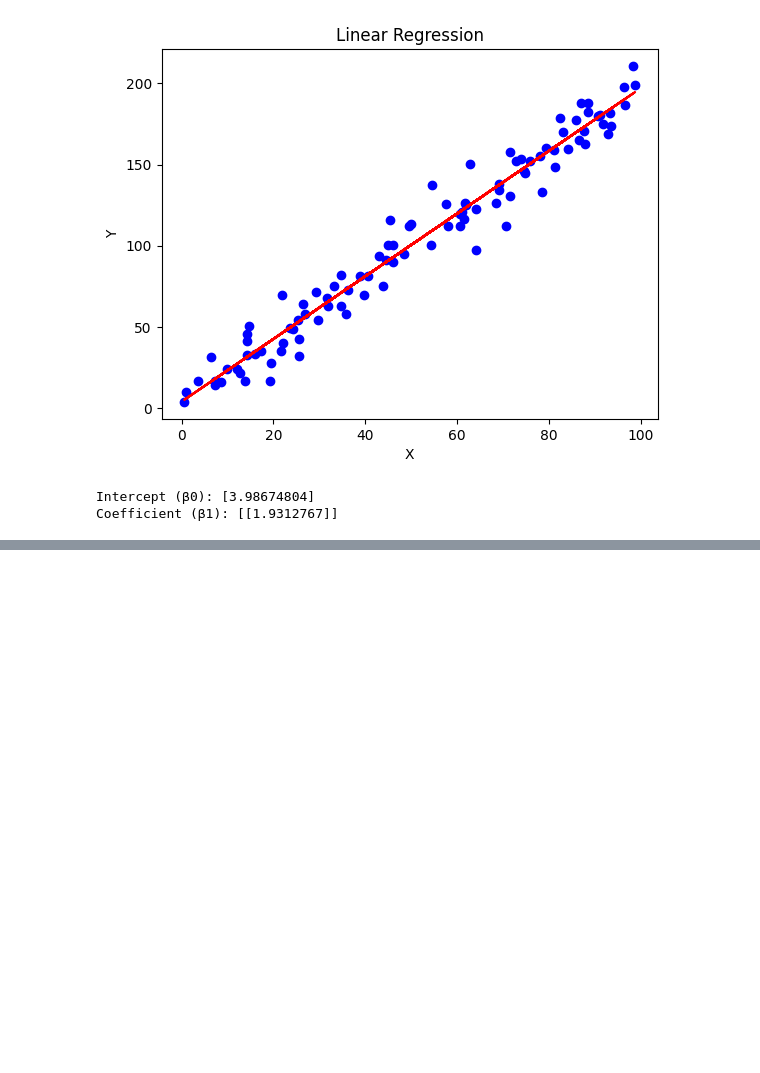
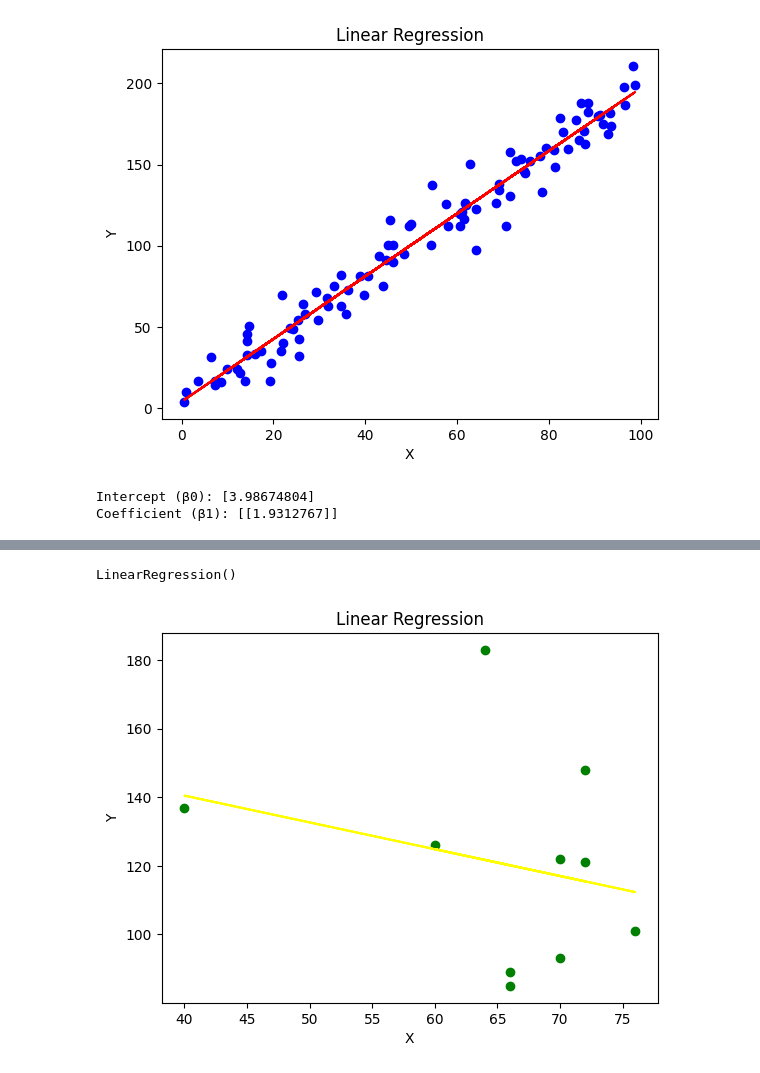
Before and after one commit to sirisha5e1/rajavathsirisha, a Jupyter notebook: linearRegression.ipynb, the cells around one changed output, grey strips where cells are left out. Cells and saved outputs as stored; diff of their text form; code cells hidden in the pictures; blank space fills up the shorter version.

```diff
--- a/linearRegression.ipynb
+++ b/linearRegression.ipynb
@@ -64,0 +89,19 @@ Coefficient (β1): [[1.9312767]]
+# %%
+X= np.array([[72],[66],[64],[66],[40],[76],[70],[72],[60],[70]])
+Y=np.array([148,85,183,89,137,101,122,121,126,93])
+# %%
+model = LinearRegression()
+model.fit(X, Y)
+# %% [output]
+LinearRegression()
+# %%
+Y_pred = model.predict(X)
+# %%
+plt.scatter(X, Y, color='green')
+plt.plot(X, Y_pred, color='yellow')
+plt.title("Linear Regression")
+plt.xlabel("X")
+plt.ylabel("Y")
+plt.show()
+# %% [output]
+[figure, added]
```
Also changed, not shown: parts of 7 cells of this notebook.
